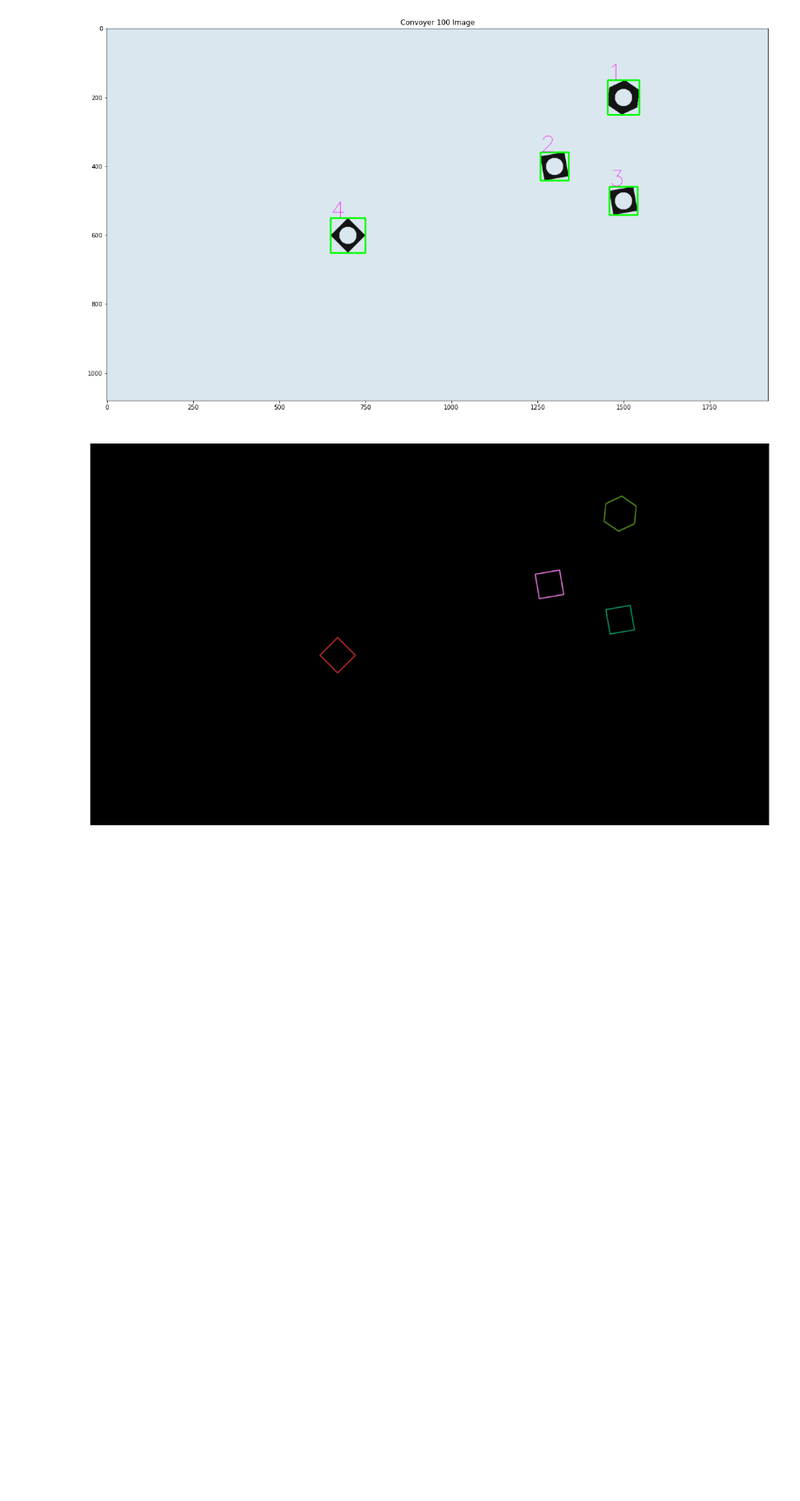
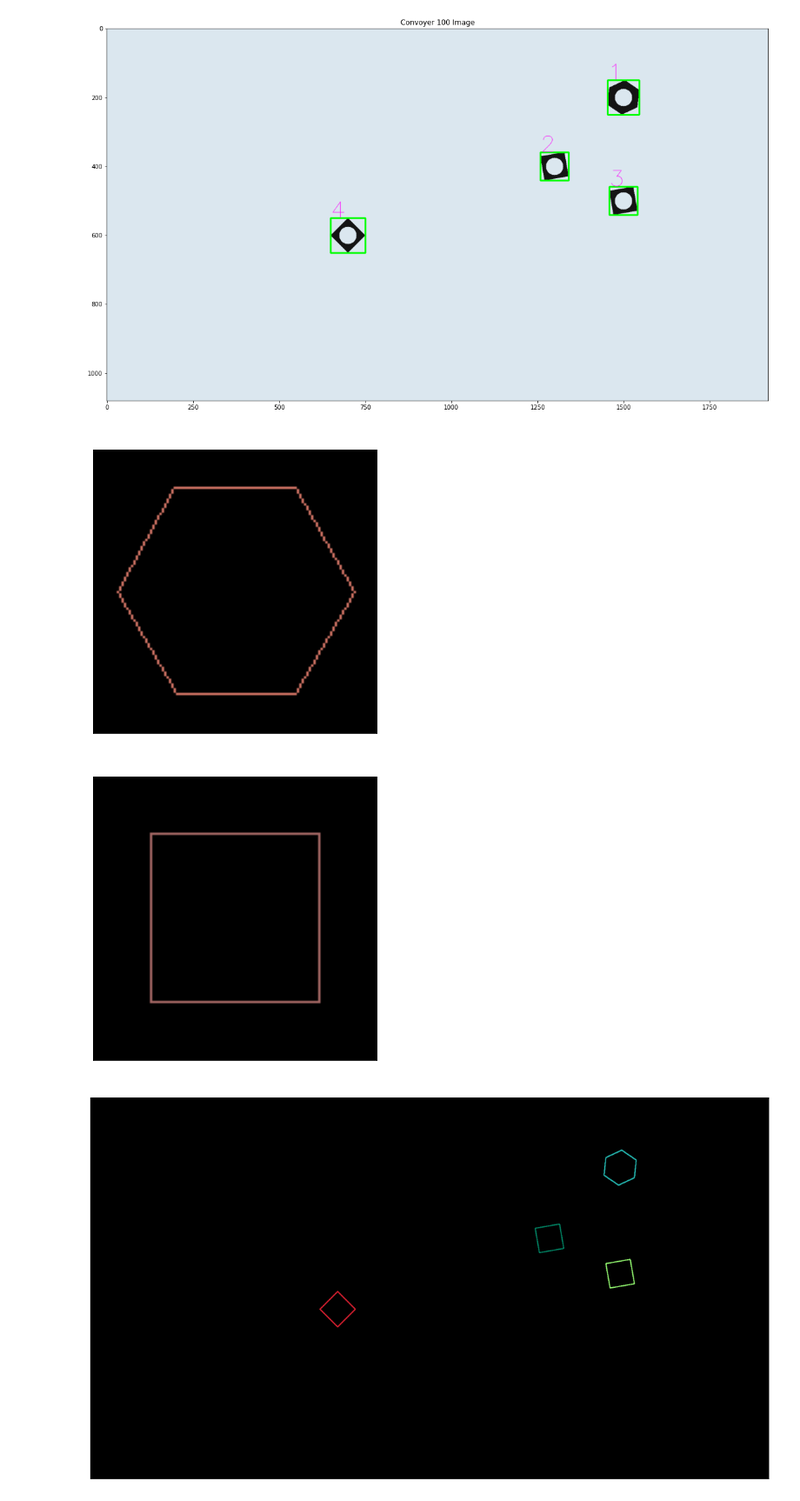
Before and after one commit to L-Shyamal/Image-Processing, a Jupyter notebook: As03.ipynb, the cells around one changed output. Shown at 87% size. Saved outputs shown, nothing was run; the diff lists cells and outputs as text; code cells hidden in the pictures; blank space fills up the shorter version.

```diff
--- a/As03.ipynb
+++ b/As03.ipynb
@@ -150,25 +150,41 @@ Centroid is =  700 600
 # %%
 def ContureAnalyse(img , line_thikness):
 
     contours, hierarchy = cv.findContours(img, cv.RETR_EXTERNAL, cv.CHAIN_APPROX_SIMPLE)
     decoy_img = np.zeros((img.shape[0],img.shape[1],3), dtype=np.uint8)
 
     for i in contours:
         R,G,B=np.random.randint(0, 255, 3, dtype=np.uint8)
         cv.drawContours(decoy_img,[i],0, (int(R),int(G),int(B)), line_thikness)
     return(decoy_img)
 
 
-hexnut_contures = ContureAnalyse(hexnut_template_closed , 1)
-sqrtnut_contures = ContureAnalyse(squarenut_template_closed , 2)
-conv_contures = ContureAnalyse(conveyor_f100_closed,2)
+Hex_img = ContureAnalyse(hexnut_template_closed , 1)
+Sqrt_img = ContureAnalyse(squarenut_template_closed , 1)
+Conv_img = ContureAnalyse(conveyor_f100_closed,2)
+
+fig, ax = plt.subplots(figsize=(6,6))
+ax.imshow(Hex_img)
+ax.set_title("Contures of HexNut", color='white')
+ax.set_xticks([])
+ax.set_yticks([])
+plt.show()
+
+fig, ax = plt.subplots(figsize=(6,6))
+ax.imshow(Sqrt_img)
+ax.set_title("Contures of Sqrt Nut", color='white')
+ax.set_xticks([])
+ax.set_yticks([])
+plt.show()
 
 
 fig, ax = plt.subplots(figsize=(20,20))
-ax.imshow(conv_contures)
-ax.set_title("gfg", color='white')
+ax.imshow(Conv_img)
+ax.set_title("Contures of Convoy", color='white')
 ax.set_xticks([])
 ax.set_yticks([])
 plt.show()
 # %% [output]
-[figure, old version]
+[figure, new version]
+[figure, added]
+[figure, added]
```
Also changed, not shown: parts of 10 cells of this notebook.
